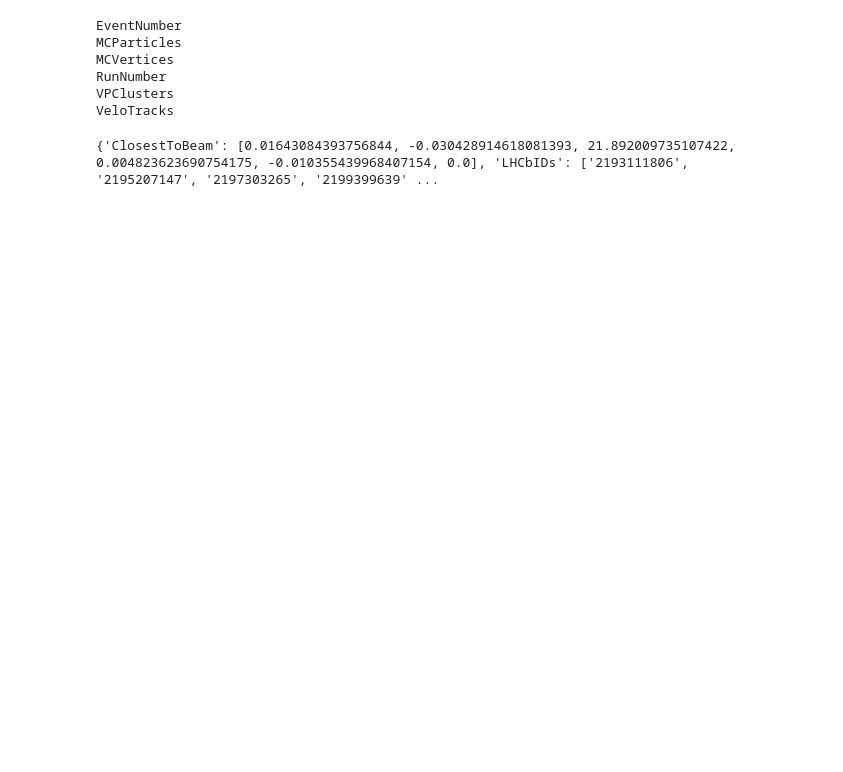
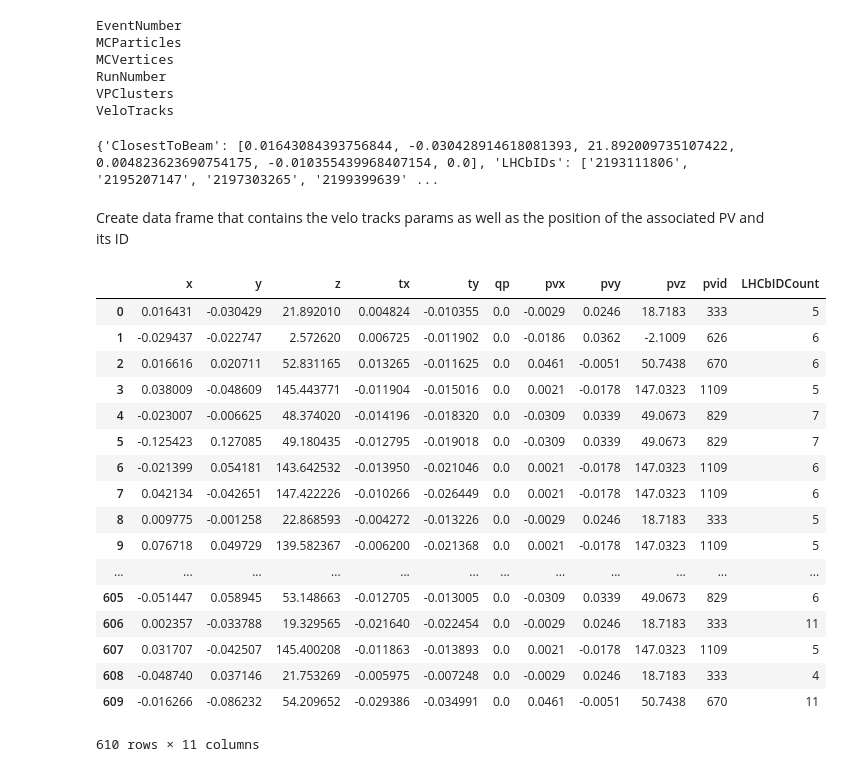
Before and after one commit to petruccs/rapid2018, a Jupyter notebook: Track PV Association example.ipynb, the cells around one changed output. Saved outputs shown, nothing was run; the diff lists cells and outputs as text; code cells hidden in the pictures; blank space fills up the shorter version.

```diff
--- a/Track PV Association example.ipynb
+++ b/Track PV Association example.ipynb
@@ -40,3 +40,34 @@ def getPVParams(track, mcps, mcvs):
 print(vs, getPVParams(vs, mcps, mcvs))
 # %% [output]
 {'ClosestToBeam': [0.01643084393756844, -0.030428914618081393, 21.892009735107422, 0.004823623690754175, -0.010355439968407154, 0.0], 'LHCbIDs': ['2193111806', '2195207147', '2197303265', '2199399639' ...
+# %% [markdown]
+Create data frame that contains the velo tracks params as well as the position of the associated PV and its ID
+# %%
+ctbs = []
+for  l in VeloTracks.values():
+    pvps = getPVParams(l, mcps, mcvs)
+    if pvps != None:
+        ctbs.append(l['ClosestToBeam'] + list(pvps) + [len(l['LHCbIDs'])])
+
+
+df = pd.DataFrame.from_records(ctbs, columns=['x', 'y', 'z', 'tx', 'ty', 'qp', 'pvx', 'pvy', 'pvz', 'pvid', 'LHCbIDCount'])
+df
+# %% [output]
+|  | x | y | z | tx | ty | qp | pvx | pvy | pvz | pvid | LHCbIDCount |
+| 0 | 0.016431 | -0.030429 | 21.892010 | 0.004824 | -0.010355 | 0.0 | -0.0029 | 0.0246 | 18.7183 | 333 | 5 |
+| 1 | -0.029437 | -0.022747 | 2.572620 | 0.006725 | -0.011902 | 0.0 | -0.0186 | 0.0362 | -2.1009 | 626 | 6 |
+| 2 | 0.016616 | 0.020711 | 52.831165 | 0.013265 | -0.011625 | 0.0 | 0.0461 | -0.0051 | 50.7438 | 670 | 6 |
+| 3 | 0.038009 | -0.048609 | 145.443771 | -0.011904 | -0.015016 | 0.0 | 0.0021 | -0.0178 | 147.0323 | 1109 | 5 |
+| 4 | -0.023007 | -0.006625 | 48.374020 | -0.014196 | -0.018320 | 0.0 | -0.0309 | 0.0339 | 49.0673 | 829 | 7 |
+| 5 | -0.125423 | 0.127085 | 49.180435 | -0.012795 | -0.019018 | 0.0 | -0.0309 | 0.0339 | 49.0673 | 829 | 7 |
+| 6 | -0.021399 | 0.054181 | 143.642532 | -0.013950 | -0.021046 | 0.0 | 0.0021 | -0.0178 | 147.0323 | 1109 | 6 |
+| 7 | 0.042134 | -0.042651 | 147.422226 | -0.010266 | -0.026449 | 0.0 | 0.0021 | -0.0178 | 147.0323 | 1109 | 6 |
+| 8 | 0.009775 | -0.001258 | 22.868593 | -0.004272 | -0.013226 | 0.0 | -0.0029 | 0.0246 | 18.7183 | 333 | 5 |
+| 9 | 0.076718 | 0.049729 | 139.582367 | -0.006200 | -0.021368 | 0.0 | 0.0021 | -0.0178 | 147.0323 | 1109 | 5 |
+| ... | ... | ... | ... | ... | ... | ... | ... | ... | ... | ... | ... |
+| 605 | -0.051447 | 0.058945 | 53.148663 | -0.012705 | -0.013005 | 0.0 | -0.0309 | 0.0339 | 49.0673 | 829 | 6 |
+| 606 | 0.002357 | -0.033788 | 19.329565 | -0.021640 | -0.022454 | 0.0 | -0.0029 | 0.0246 | 18.7183 | 333 | 11 |
+| 607 | 0.031707 | -0.042507 | 145.400208 | -0.011863 | -0.013893 | 0.0 | 0.0021 | -0.0178 | 147.0323 | 1109 | 5 |
+| 608 | -0.048740 | 0.037146 | 21.753269 | -0.005975 | -0.007248 | 0.0 | -0.0029 | 0.0246 | 18.7183 | 333 | 4 |
+| 609 | -0.016266 | -0.086232 | 54.209652 | -0.029386 | -0.034991 | 0.0 | 0.0461 | -0.0051 | 50.7438 | 670 | 11 |
+610 rows × 11 columns
```
Also changed, not shown: parts of 3 cells of this notebook.
